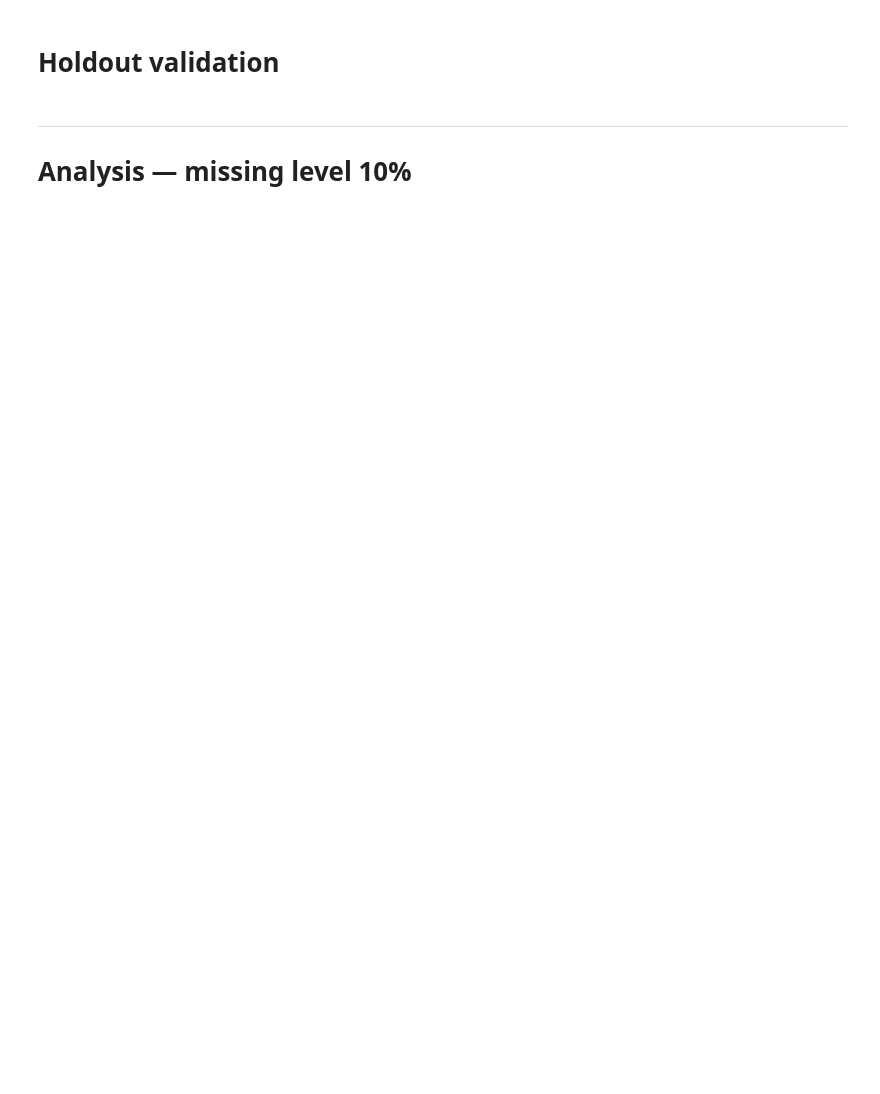
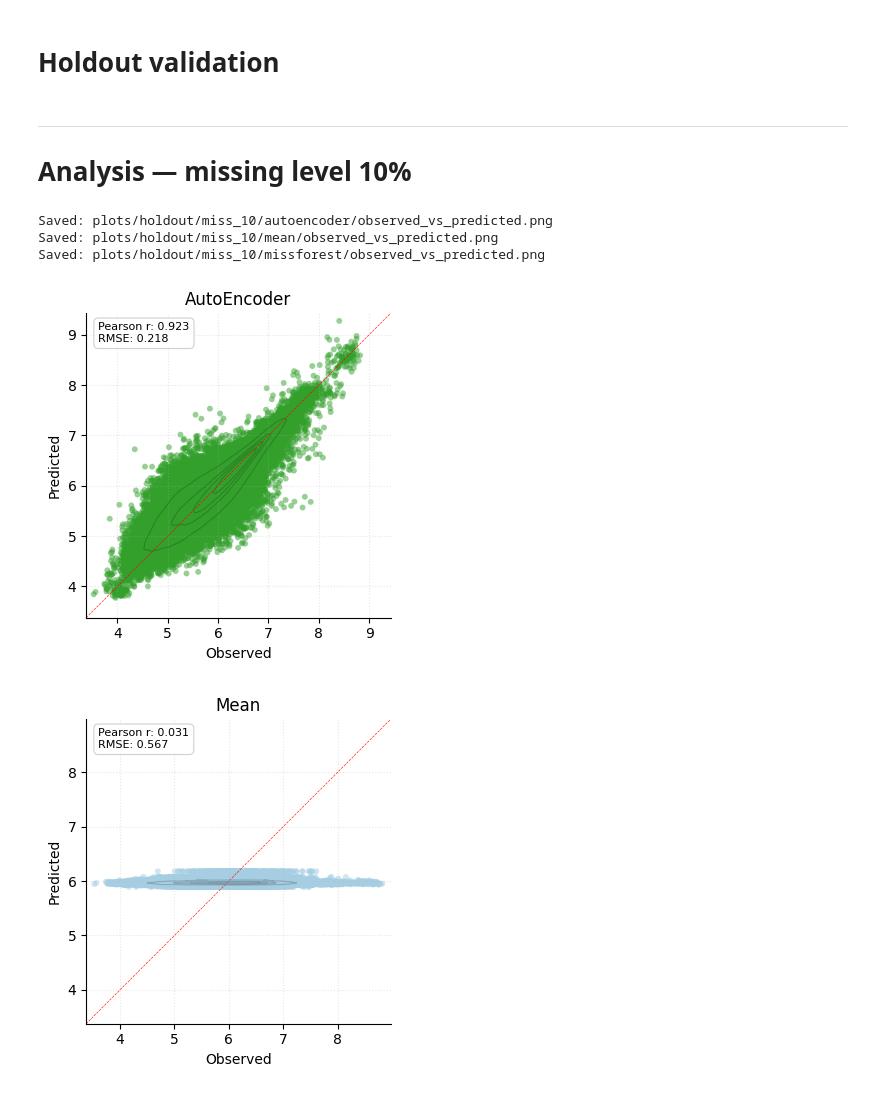
Before and after one commit to QuantitativeBiology/GainPro, a Jupyter notebook: analysis/post_model/holdout.ipynb, the cells around one changed output. Saved outputs shown, nothing was run; the diff lists cells and outputs as text; code cells hidden in the pictures; blank space fills up the shorter version.

```diff
--- a/analysis/post_model/holdout.ipynb
+++ b/analysis/post_model/holdout.ipynb
@@ -152,0 +176,2 @@ performance = build_performance(**kwargs)
+# %%
+predictions = build_predictions(**kwargs)
@@ -152,0 +180,15 @@ performance = build_performance(**kwargs)
+# %%
+def get_metric(df, metric: str) -> float:
+    return df[metric].item()
+# %%
+for model, model_df in predictions.groupby("model"):
+    model_df = model_df.explode(["true_value", "predicted_value"]).reset_index(drop=True)
+    model_performance = performance[performance["model"] == model]
+    metrics = {"Pearson r": get_metric(model_performance, "pearson_r"), "RMSE": get_metric(model_performance, "rmse")}
+    plot_scatter(df=model_df, plot_dir=plot_dir, metrics=metrics)
+# %% [output]
+Saved: plots/holdout/miss_10/autoencoder/observed_vs_predicted.png
+Saved: plots/holdout/miss_10/mean/observed_vs_predicted.png
+Saved: plots/holdout/miss_10/missforest/observed_vs_predicted.png
+[figure, added]
+[figure, added]
```
Also changed, not shown: parts of 11 cells of this notebook, 3 other files.
